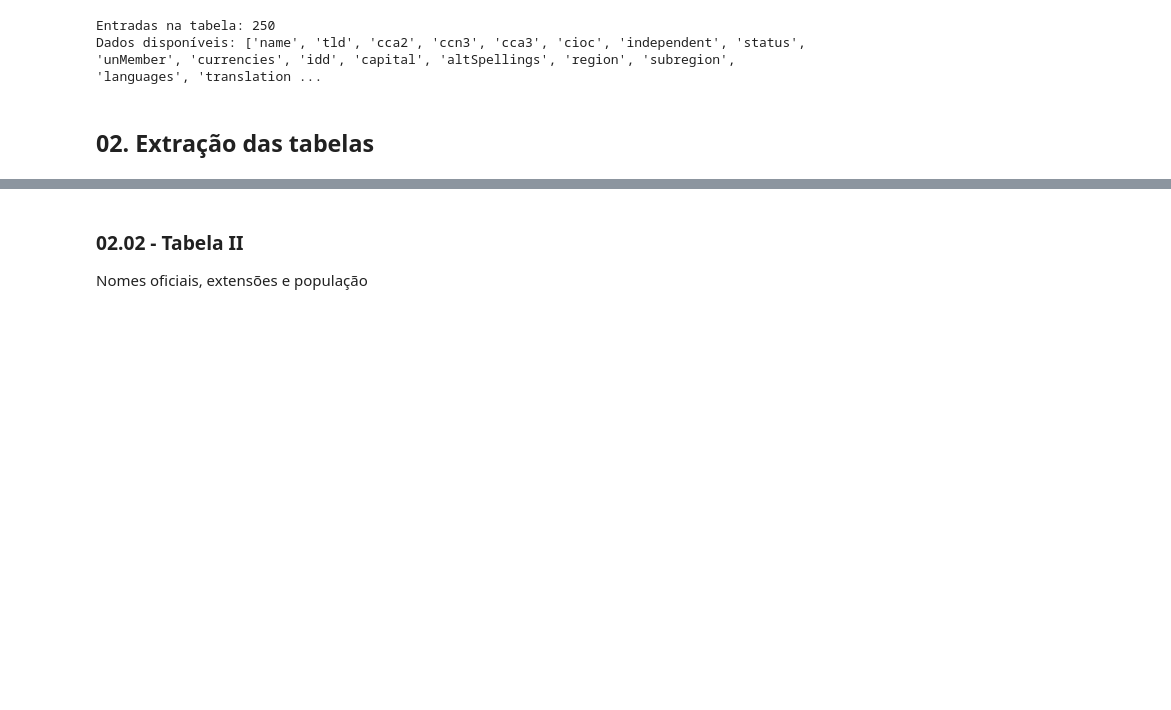
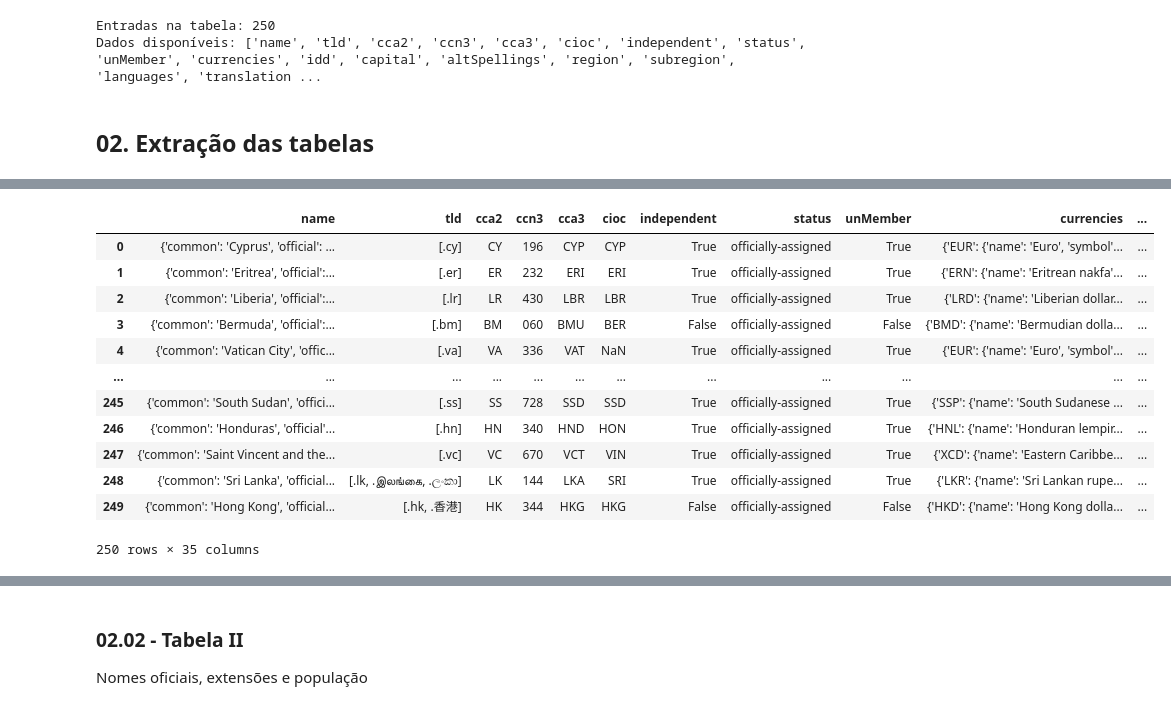
Before and after one commit to vidalgui/aula_git, a Jupyter notebook: Projeto Final/extract_restcountries.ipynb, the cells around one changed output, grey strips where cells are left out. Cells and saved outputs as stored; diff of their text form; code cells hidden in the pictures; blank space fills up the shorter version.

Commit message:
mudanças no arquivo de extra

```diff
--- a/Projeto Final/extract_restcountries.ipynb
+++ b/Projeto Final/extract_restcountries.ipynb
@@ -72,0 +130,18 @@ Dados disponíveis: ['name', 'tld', 'cca2', 'ccn3', 'cca3', 'cioc', 'independent
+# %%
+extract = [i[key] if str(key) in i else np.nan for key in dados_disponiveis for i in req]
+df_req = pd.DataFrame(req)
+df_req
+# %% [output]
+|  | name | tld | cca2 | ccn3 | cca3 | cioc | independent | status | unMember | currencies | ... |
+| 0 | {'common': 'Cyprus', 'official': ... | [.cy] | CY | 196 | CYP | CYP | True | officially-assigned | True | {'EUR': {'name': 'Euro', 'symbol'... | ... |
+| 1 | {'common': 'Eritrea', 'official':... | [.er] | ER | 232 | ERI | ERI | True | officially-assigned | True | {'ERN': {'name': 'Eritrean nakfa'... | ... |
+| 2 | {'common': 'Liberia', 'official':... | [.lr] | LR | 430 | LBR | LBR | True | officially-assigned | True | {'LRD': {'name': 'Liberian dollar... | ... |
+| 3 | {'common': 'Bermuda', 'official':... | [.bm] | BM | 060 | BMU | BER | False | officially-assigned | False | {'BMD': {'name': 'Bermudian dolla... | ... |
+| 4 | {'common': 'Vatican City', 'offic... | [.va] | VA | 336 | VAT | NaN | True | officially-assigned | True | {'EUR': {'name': 'Euro', 'symbol'... | ... |
+| ... | ... | ... | ... | ... | ... | ... | ... | ... | ... | ... | ... |
+| 245 | {'common': 'South Sudan', 'offici... | [.ss] | SS | 728 | SSD | SSD | True | officially-assigned | True | {'SSP': {'name': 'South Sudanese ... | ... |
+| 246 | {'common': 'Honduras', 'official'... | [.hn] | HN | 340 | HND | HON | True | officially-assigned | True | {'HNL': {'name': 'Honduran lempir... | ... |
+| 247 | {'common': 'Saint Vincent and the... | [.vc] | VC | 670 | VCT | VIN | True | officially-assigned | True | {'XCD': {'name': 'Eastern Caribbe... | ... |
+| 248 | {'common': 'Sri Lanka', 'official... | [.lk, .இலங்கை, .ලංකා] | LK | 144 | LKA | SRI | True | officially-assigned | True | {'LKR': {'name': 'Sri Lankan rupe... | ... |
+| 249 | {'common': 'Hong Kong', 'official... | [.hk, .香港] | HK | 344 | HKG | HKG | False | officially-assigned | False | {'HKD': {'name': 'Hong Kong dolla... | ... |
+250 rows × 35 columns
```
Also changed, not shown: parts of 16 cells of this notebook, 3 other files.
